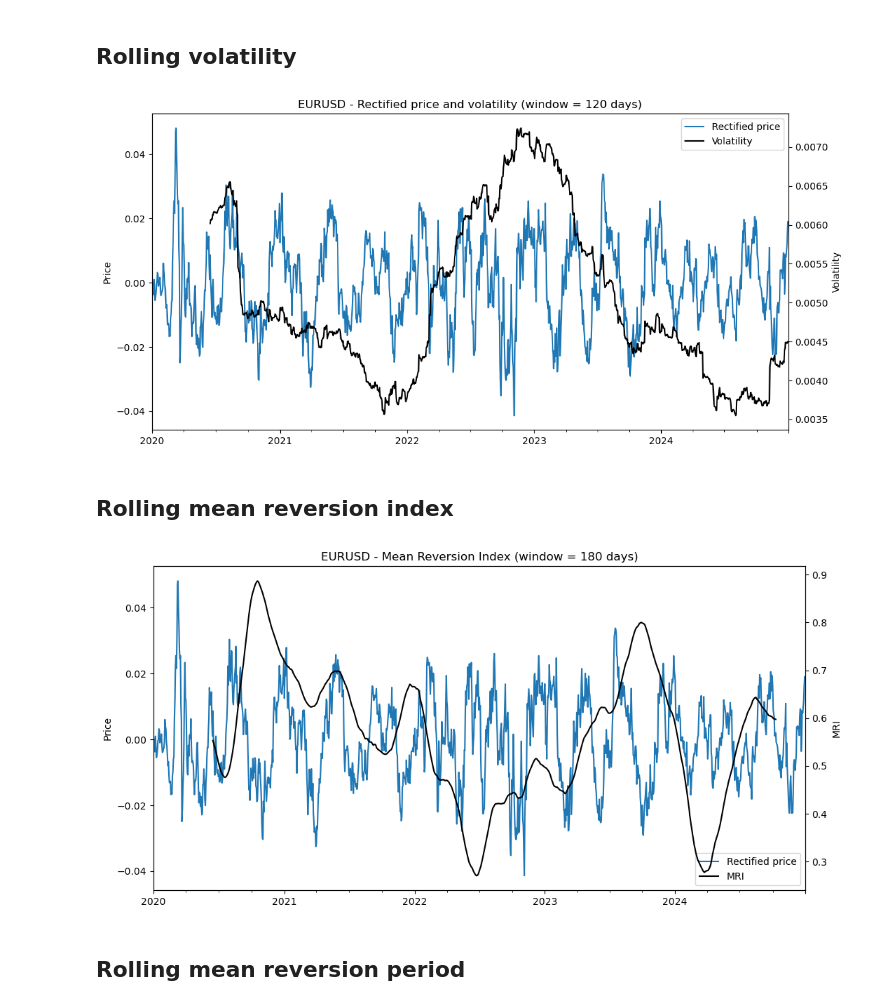
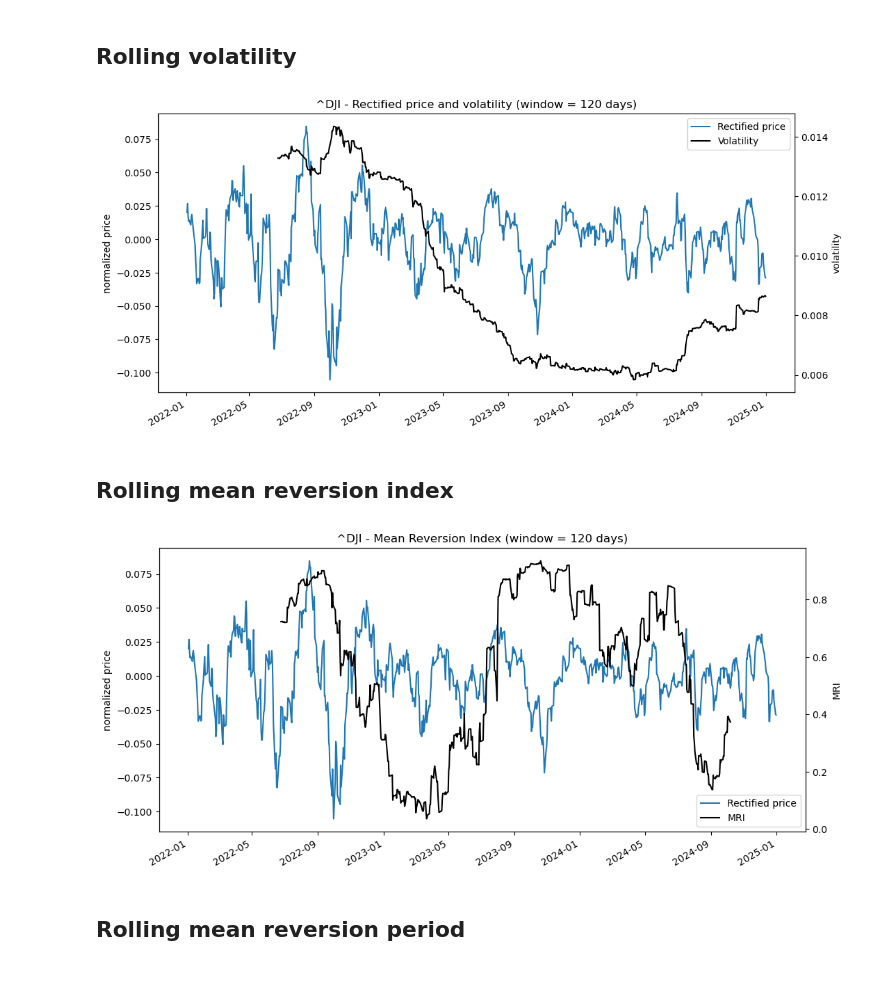
Before and after one commit to lorenzorizzi17/MeanReversionMetric, a Jupyter notebook: rolling_test.ipynb, the cells around one changed output. Cells and saved outputs as stored; diff of their text form; code cells hidden in the pictures; blank space fills up the shorter version.

```diff
--- a/rolling_test.ipynb
+++ b/rolling_test.ipynb
@@ -7,13 +7,16 @@ from scipy.signal import savgol_filter
 # %%
 # Download data and plotting closing price
 
-data = mr.download_asset("EURUSD=X", start='2020-01-01',end='2025-01-01')
+asset_name = "^DJI"
+data = mr.download_asset(asset_name, start='2022-01-01',end='2025-01-01')
 df = data.set_index("AbsTime")[["Close"]]
 df = df.asfreq('B')
-df["rect"] = df["Close"] - savgol_filter(df["Close"], 180, 3)   # Rectifying price using moving average
+df = df.dropna()
+
+df["rect"] = (df["Close"] - savgol_filter(df["Close"], 180, 3)) / df["Close"]   # Rectifying price using moving average
 
 ax = df["Close"].plot(figsize=(12,6))
-plt.title("EUR/USD")
+plt.title(asset_name)
 plt.ylabel("Price")
 plt.xlabel("")
 plt.show()
@@ -42,8 +45,8 @@ def find_zeros(x : np.array) -> np.array:
             zeros.append(t[i])
     return np.array(zeros, dtype=float)
 
-def find_periods(x : np.array) -> np.array:
-    t = np.arange(len(x))
+def find_period(x : np.array) -> np.array:
+    x = savgol_filter(x, len(x)//10, 3, mode='nearest')
     zeros = find_zeros(x)
     periods = []
     for i in range(len(zeros)-1):
@@ -54,7 +57,7 @@ def find_periods(x : np.array) -> np.array:
 def find_amplitudes(x : np.array) -> np.array:
     from scipy.signal import find_peaks
     factor = 0.3
-    dist = factor*len(x)*np.mean(find_periods(x))/(len(x))
+    dist = factor*len(x)*np.mean(find_period(x))/(len(x))
     max_peaks, _ = find_peaks(x, distance=dist, height=0.0)
     min_peaks, _ = find_peaks(-x, distance=dist, height=0.0)
     return np.mean(np.concatenate((x[max_peaks], -x[min_peaks])))
@@ -111,30 +114,30 @@ plt.show()
 # %%
 window = 120
 df["volatility"] = df["rect"].rolling(window=window, center=False).apply(volatility, raw=True)
 #df["volatility"] = apply_savgol_with_nan(df["volatility"], 60, 3)
 
 ax = df["rect"].plot(figsize=(12,6), label="Rectified price")
 ax2 = ax.twinx()
 df["volatility"].plot(ax=ax2, color='k', label="Volatility")
 ax.set_ylabel("rect")
 ax2.set_ylabel("volatility")
 lines1, labels1 = ax.get_legend_handles_labels()
 lines2, labels2 = ax2.get_legend_handles_labels()
 ax.legend(lines1 + lines2, labels1 + labels2)
-plt.title(f"EURUSD - Rectified price and volatility (window = {window} days)")
+plt.title(f"{asset_name} - Rectified price and volatility (window = {window} days)")
 ax.set_xlabel("")
-ax.set_ylabel("Price")
-ax2.set_ylabel("Volatility")
+ax.set_ylabel("normalized price")
+ax2.set_ylabel("volatility")
 plt.show()
 # %% [output]
-[figure, old version]
+[figure, new version]
 # %% [markdown]
 ## Rolling mean reversion index
 # %%
 # normalization volatility-amplitude ratio using sigmoid function (parameter to be tuned)
-# df["MRI"] = 1 / ( 1 + np.exp(1500*df["volatility"]**2 / df["amplitude"]-3)) # alternative with sqared volatility (seems to work better)
-df["MRI"] = 1 / ( 1 + np.exp(10*df["volatility"] / df["amplitude"]-4))
-df["MRI"] = apply_savgol_with_nan(df["MRI"], 90, 3) # smoothing
+#df["MRI"] = 1 / ( 1 + np.exp(150*df["volatility"]**2 / df["amplitude"]-3)) # alternative with sqared volatility (seems to work better)
+df["MRI"] = 1 / ( 1 + np.exp(12*df["volatility"] / df["amplitude"]-5))
+#df["MRI"] = apply_savgol_with_nan(df["MRI"], 90, 3) # smoothing
 
 ax = df["rect"].plot(figsize=(12,6), label="Rectified price")
 ax2 = ax.twinx()
@@ -144,13 +147,13 @@ ax2.set_ylabel("MRI")
 lines1, labels1 = ax.get_legend_handles_labels()
 lines2, labels2 = ax2.get_legend_handles_labels()
 ax.legend(lines1 + lines2, labels1 + labels2, loc='lower right')
-plt.title("EURUSD - Mean Reversion Index (window = 180 days)")
+plt.title(f"{asset_name} - Mean Reversion Index (window = {window} days)")
 ax.set_xlabel("")
-ax.set_ylabel("Price")
+ax.set_ylabel("normalized price")
 ax2.set_ylabel("MRI")
 plt.show()
 # %% [output]
-[figure, old version]
+[figure, new version]
 # %% [markdown]
 ## Rolling mean reversion period
 # %%
```
Also changed, not shown: parts of 3 cells of this notebook.
